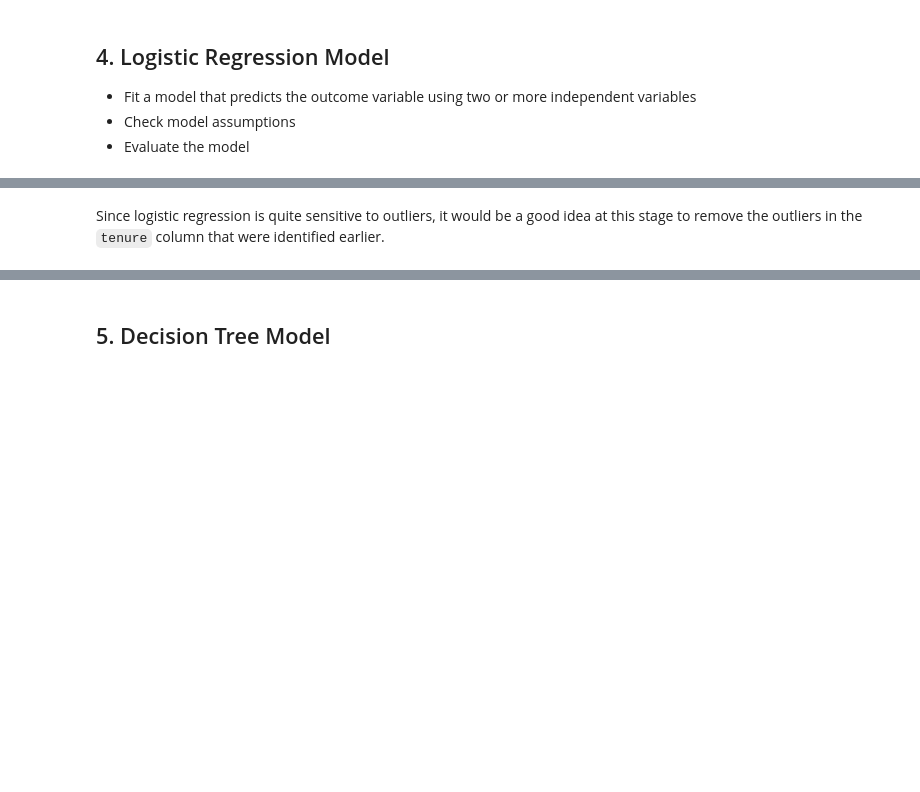
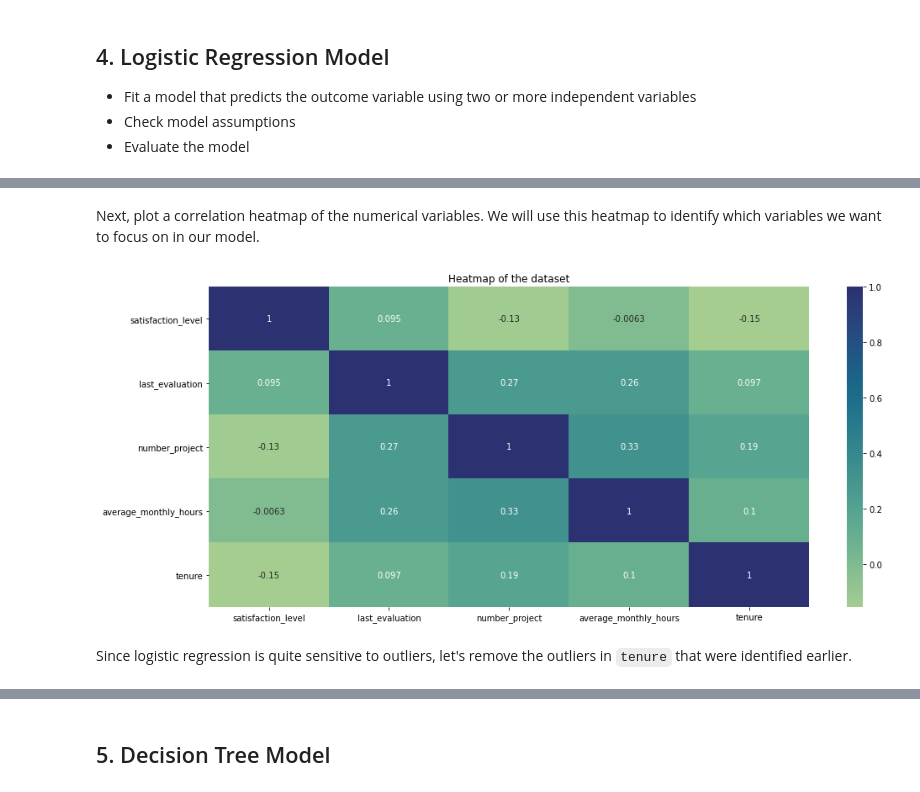
Before and after one commit to kuehbiko/01-Portfolio-Projects, a Jupyter notebook: Salifort Motors HR Analysis/salifort_motors_analysis.ipynb, the cells around one changed output, grey strips where cells are left out. Cells and saved outputs as stored; diff of their text form; code cells hidden in the pictures; blank space fills up the shorter version.

```diff
--- a/Salifort Motors HR Analysis/salifort_motors_analysis.ipynb
+++ b/Salifort Motors HR Analysis/salifort_motors_analysis.ipynb
@@ -647,18 +650,16 @@ Before splitting the data, encode the non-numeric variables. There are two: `dep
 
 `salary` is categorical too, but it's ordinal. There's a hierarchy to the categories, so it's better not to dummy this column, but rather to convert the levels to numbers, 0&ndash;2.
 # %%
-# Copy the dataframe
-df_enc = df1.copy()
+#  make a copy of the dataframe
+df_encoded = df.copy()
 
-# Encode the `salary` column as an ordinal numeric category
-df_enc['salary'] = (
-    df_enc['salary'].astype('category')
-    .cat.set_categories(['low', 'medium', 'high'])
-    .cat.codes
-)
+# encode `salary` column as an ordinal numeric category
+df_encoded['salary'] = df_encoded['salary'].astype('category') \
+                                           .cat.set_categories(['low', 'medium', 'high']) \
+                                           .cat.codes
 
-# Dummy encode the `department` column
-df_enc = pd.get_dummies(df_enc, drop_first=False)
+# encode `department` column with dummy variable
+df_encoded = pd.get_dummies(df_encoded, drop_first=False)
 
-# Display the new dataframe
-df_enc.head()
+# show dataframe
+df_encoded.head()
@@ -665,7 +673,13 @@ df_enc.head()
+# %% [markdown]
+Next, plot a correlation heatmap of the numerical variables. We will use this heatmap to identify which variables we want to focus on in our model.
 # %%
-# Create a heatmap to visualize how correlated variables are
-plt.figure(figsize=(8, 6))
-sns.heatmap(df_enc[['satisfaction_level', 'last_evaluation', 'number_project', 'average_monthly_hours', 'tenure']]
+# plot correlation heatmap of variables
+plt.figure(figsize=(16, 7))
+
+sns.heatmap(df_encoded[['satisfaction_level', 'last_evaluation', 'number_project', 'average_monthly_hours', 'tenure']]
             .corr(), annot=True, cmap="crest")
+
 plt.title('Heatmap of the dataset')
 plt.show()
+# %% [output]
+[figure, added]
@@ -680,2 +686,2 @@ plt.show()
 # %% [markdown]
-Since logistic regression is quite sensitive to outliers, it would be a good idea at this stage to remove the outliers in the `tenure` column that were identified earlier.
+Since logistic regression is quite sensitive to outliers, let's remove the outliers in `tenure` that were identified earlier.
```
Also changed, not shown: parts of 60 cells of this notebook.
